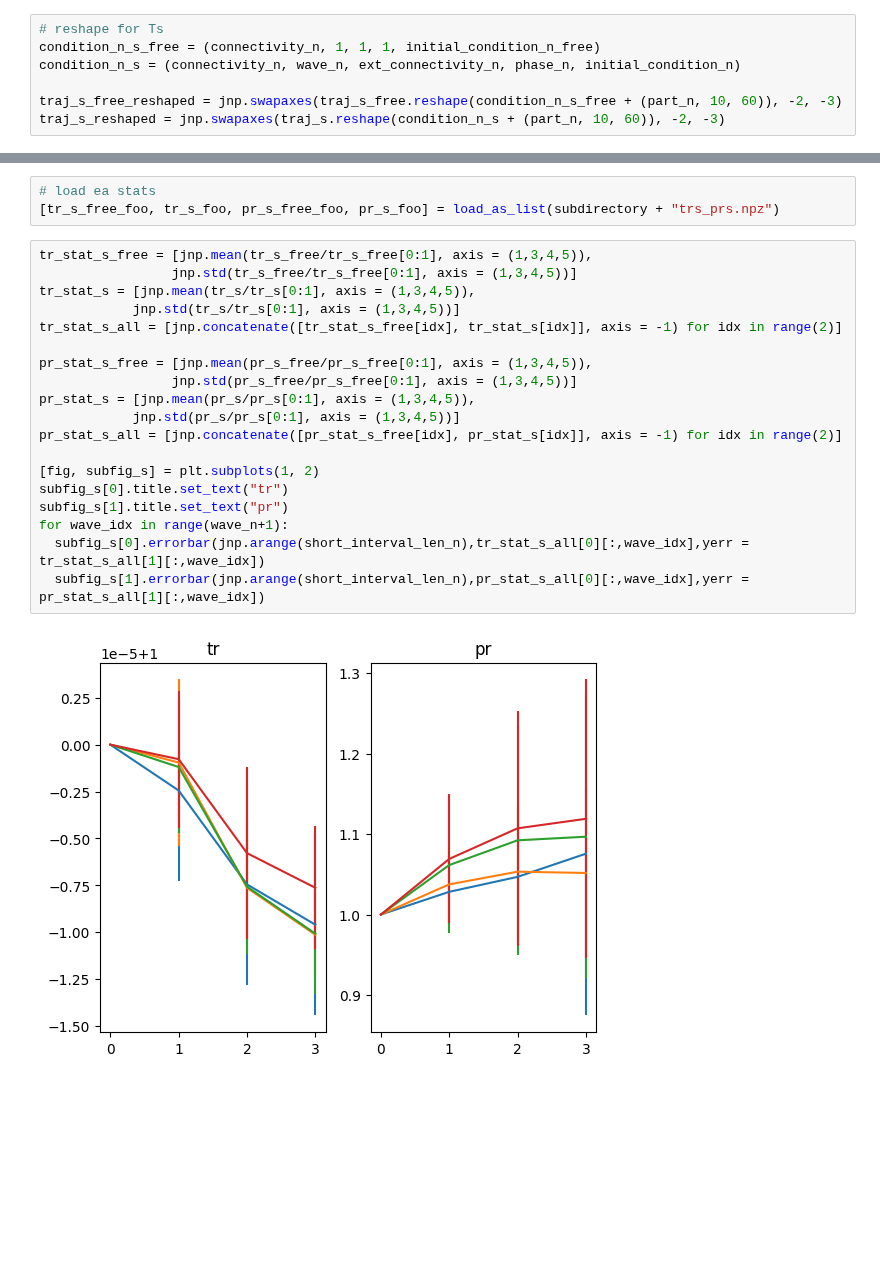
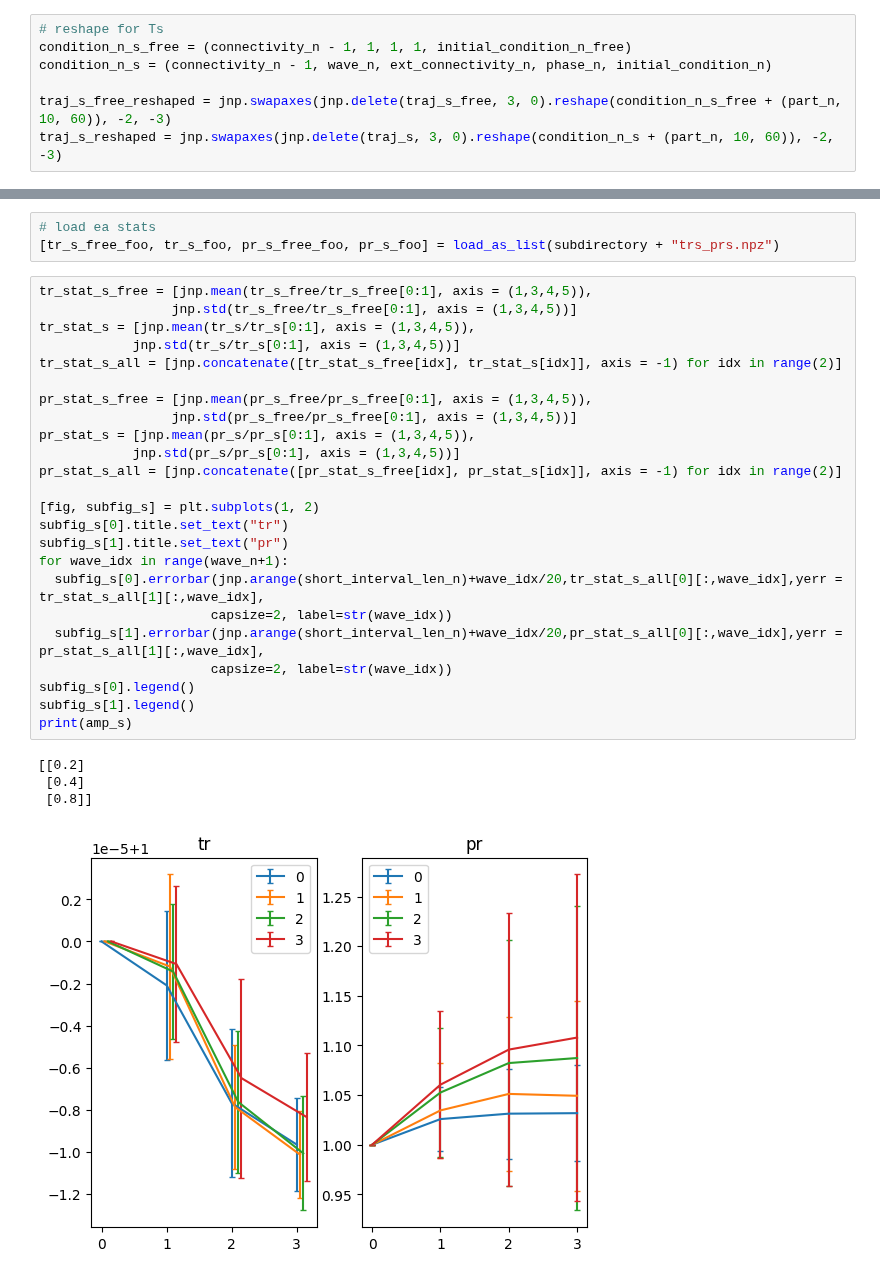
Before and after one commit to zhaoz0314/random-EI, a Jupyter notebook: pseudospatial/nTs/4-4.ipynb, the cells around one changed output, grey strips where cells are left out. Drawn from its saved outputs; the diff is of its cells as text; blank space fills up the shorter version.

```diff
--- a/pseudospatial/nTs/4-4.ipynb
+++ b/pseudospatial/nTs/4-4.ipynb
@@ -189,11 +189,11 @@ short_interval_n_s = 10 // short_interval_len_s
 short_interval_len_n = short_interval_len_s.shape[0]
 # %%
 # reshape for Ts
-condition_n_s_free = (connectivity_n, 1, 1, 1, initial_condition_n_free)
-condition_n_s = (connectivity_n, wave_n, ext_connectivity_n, phase_n, initial_condition_n)
+condition_n_s_free = (connectivity_n - 1, 1, 1, 1, initial_condition_n_free)
+condition_n_s = (connectivity_n - 1, wave_n, ext_connectivity_n, phase_n, initial_condition_n)
 
-traj_s_free_reshaped = jnp.swapaxes(traj_s_free.reshape(condition_n_s_free + (part_n, 10, 60)), -2, -3)
-traj_s_reshaped = jnp.swapaxes(traj_s.reshape(condition_n_s + (part_n, 10, 60)), -2, -3)
+traj_s_free_reshaped = jnp.swapaxes(jnp.delete(traj_s_free, 3, 0).reshape(condition_n_s_free + (part_n, 10, 60)), -2, -3)
+traj_s_reshaped = jnp.swapaxes(jnp.delete(traj_s, 3, 0).reshape(condition_n_s + (part_n, 10, 60)), -2, -3)
 # %%
 # basic stats
 mean_s_free = mean_s_fct(traj_s_free_reshaped)
@@ -230,21 +230,29 @@ np.savez_compressed(subdirectory + "trs_prs.npz", tr_s_free, tr_s, pr_s_free, pr
 # %%
 tr_stat_s_free = [jnp.mean(tr_s_free/tr_s_free[0:1], axis = (1,3,4,5)),
                  jnp.std(tr_s_free/tr_s_free[0:1], axis = (1,3,4,5))]
 tr_stat_s = [jnp.mean(tr_s/tr_s[0:1], axis = (1,3,4,5)),
             jnp.std(tr_s/tr_s[0:1], axis = (1,3,4,5))]
 tr_stat_s_all = [jnp.concatenate([tr_stat_s_free[idx], tr_stat_s[idx]], axis = -1) for idx in range(2)]
 
 pr_stat_s_free = [jnp.mean(pr_s_free/pr_s_free[0:1], axis = (1,3,4,5)),
                  jnp.std(pr_s_free/pr_s_free[0:1], axis = (1,3,4,5))]
 pr_stat_s = [jnp.mean(pr_s/pr_s[0:1], axis = (1,3,4,5)),
             jnp.std(pr_s/pr_s[0:1], axis = (1,3,4,5))]
 pr_stat_s_all = [jnp.concatenate([pr_stat_s_free[idx], pr_stat_s[idx]], axis = -1) for idx in range(2)]
 
 [fig, subfig_s] = plt.subplots(1, 2)
 subfig_s[0].title.set_text("tr")
 subfig_s[1].title.set_text("pr")
 for wave_idx in range(wave_n+1):
-  subfig_s[0].errorbar(jnp.arange(short_interval_len_n),tr_stat_s_all[0][:,wave_idx],yerr = tr_stat_s_all[1][:,wave_idx])
-  subfig_s[1].errorbar(jnp.arange(short_interval_len_n),pr_stat_s_all[0][:,wave_idx],yerr = pr_stat_s_all[1][:,wave_idx])
+  subfig_s[0].errorbar(jnp.arange(short_interval_len_n)+wave_idx/20,tr_stat_s_all[0][:,wave_idx],yerr = tr_stat_s_all[1][:,wave_idx],
+                      capsize=2, label=str(wave_idx))
+  subfig_s[1].errorbar(jnp.arange(short_interval_len_n)+wave_idx/20,pr_stat_s_all[0][:,wave_idx],yerr = pr_stat_s_all[1][:,wave_idx],
+                      capsize=2, label=str(wave_idx))
+subfig_s[0].legend()
+subfig_s[1].legend()
+print(amp_s)
 # %% [output]
+[[0.2]
+ [0.4]
+ [0.8]]
-[figure, old version]
+[figure, new version]
```
